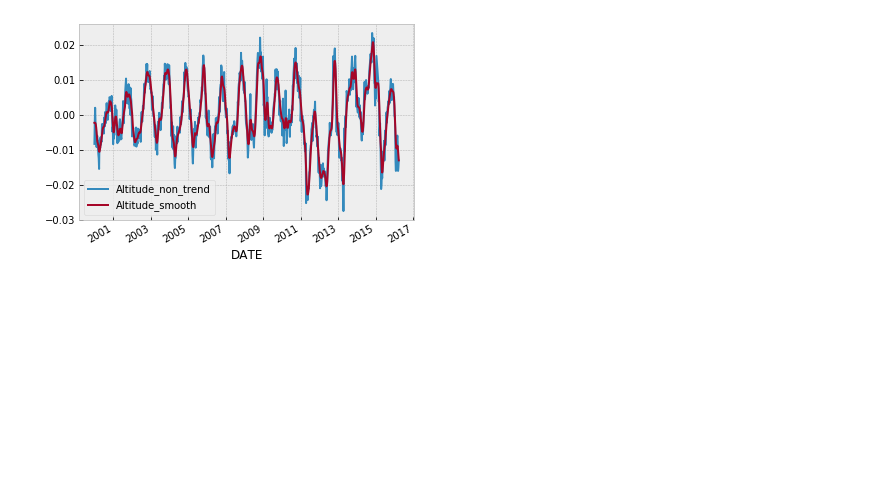
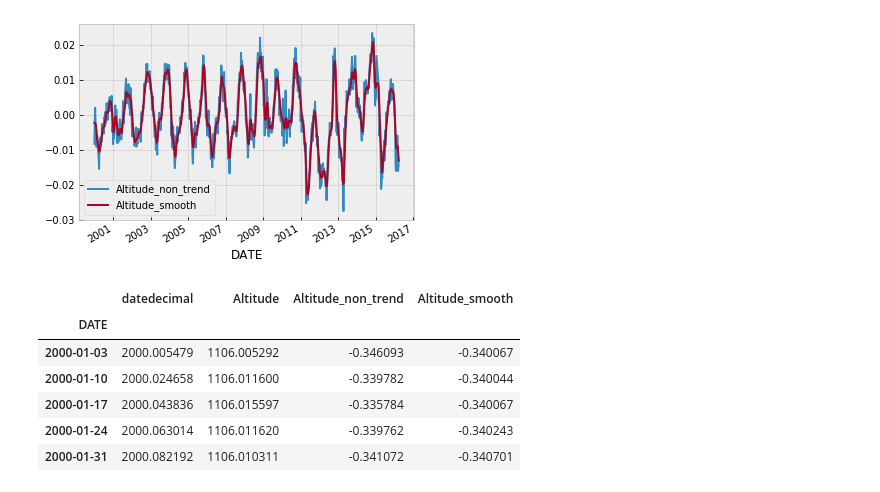
Before and after one commit to reinaldoossuna/GPS, a Jupyter notebook: GPS.ipynb, the cells around one changed output. Saved outputs shown, nothing was run; the diff lists cells and outputs as text; code cells hidden in the pictures; blank space fills up the shorter version.

```diff
--- a/GPS.ipynb
+++ b/GPS.ipynb
@@ -103,3 +104,32 @@ braz_dt[["Altitude_non_trend","Altitude_smooth"]].plot()
 [figure]
 # %%
 braz_dt.to_csv("DATA/gnss_braz.csv")
+# %%
+def read_gnss_data(file):
+    df = pd.read_csv(file,sep="\t",header=None)
+    df_dt = pd.DataFrame()
+    df_dt["DATE"] = pd.to_datetime(df[0].apply(decimalYearGregorianDate,
+                                                    form = "dd-mm-yyyy"),
+                                                    dayfirst=True)
+    df_dt["datedecimal"] = df[0]
+    df_dt["Altitude"] = df[1]
+    df_dt.set_index("DATE",inplace=True)
+    return df_dt
+
+def remove_trend(df):
+    lr = np.poly1d(np.polyfit(df.datedecimal,df.Altitude,1))
+    return  df.Altitude - lr(df.Altitude)
+
+
+braz = read_gnss_data("DATA/GNSS/BRAZ.txt")
+braz["Altitude_non_trend"] = remove_trend(braz)
+braz["Altitude_smooth"] = smooth(braz.Altitude_non_trend)
+braz.head()
+# %% [output]
+|  | datedecimal | Altitude | Altitude_non_trend | Altitude_smooth |
+| DATE |  |  |  |  |
+| 2000-01-03 | 2000.005479 | 1106.005292 | -0.346093 | -0.340067 |
+| 2000-01-10 | 2000.024658 | 1106.011600 | -0.339782 | -0.340044 |
+| 2000-01-17 | 2000.043836 | 1106.015597 | -0.335784 | -0.340067 |
+| 2000-01-24 | 2000.063014 | 1106.011620 | -0.339762 | -0.340243 |
+| 2000-01-31 | 2000.082192 | 1106.010311 | -0.341072 | -0.340701 |
```
Also changed, not shown: parts of 2 cells of this notebook, 31 other files.
